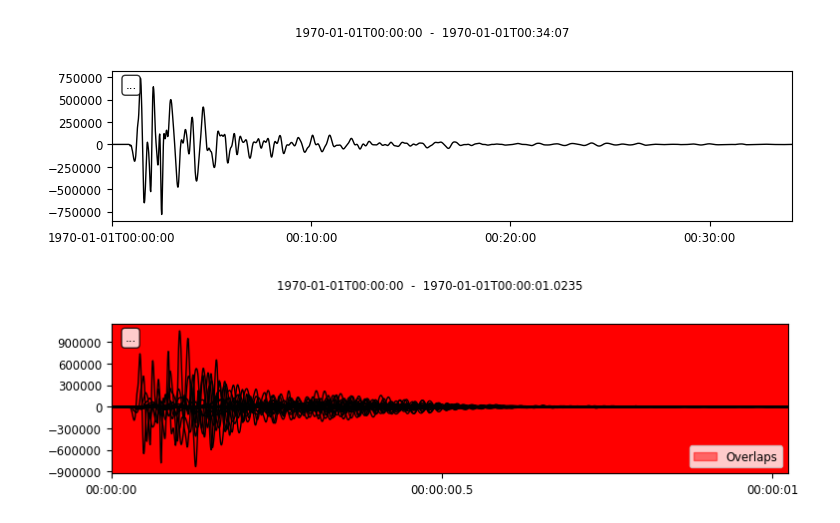
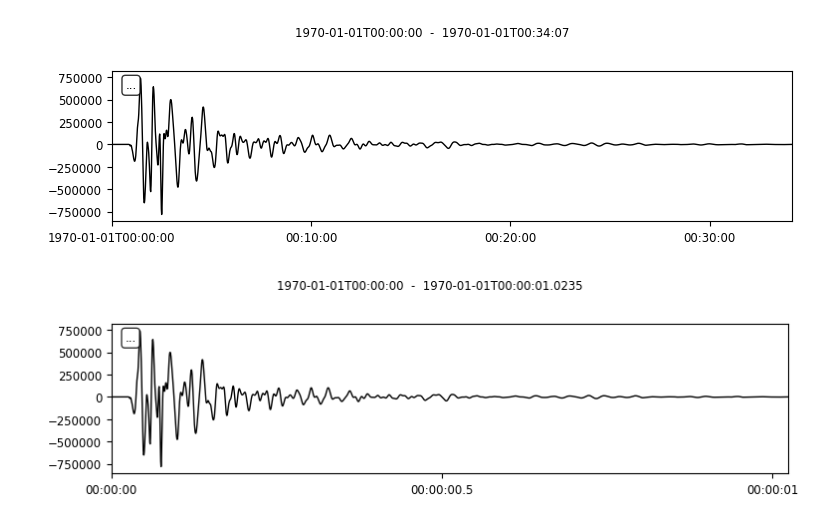
Before and after one commit to R-Grigala/SEG_2_obspy, a Jupyter notebook: seg2_Jupyter.ipynb, the cells around one changed output. Drawn from its saved outputs; the diff is of its cells as text; code cells hidden in the pictures.

```diff
--- a/seg2_Jupyter.ipynb
+++ b/seg2_Jupyter.ipynb
@@ -63,6 +63,6 @@ tracer.plot()
 [figure]
 [figure]
 # %%
-st.plot();
+tr.plot();
 # %% [output]
-[figure, old version]
+[figure, new version]
```
